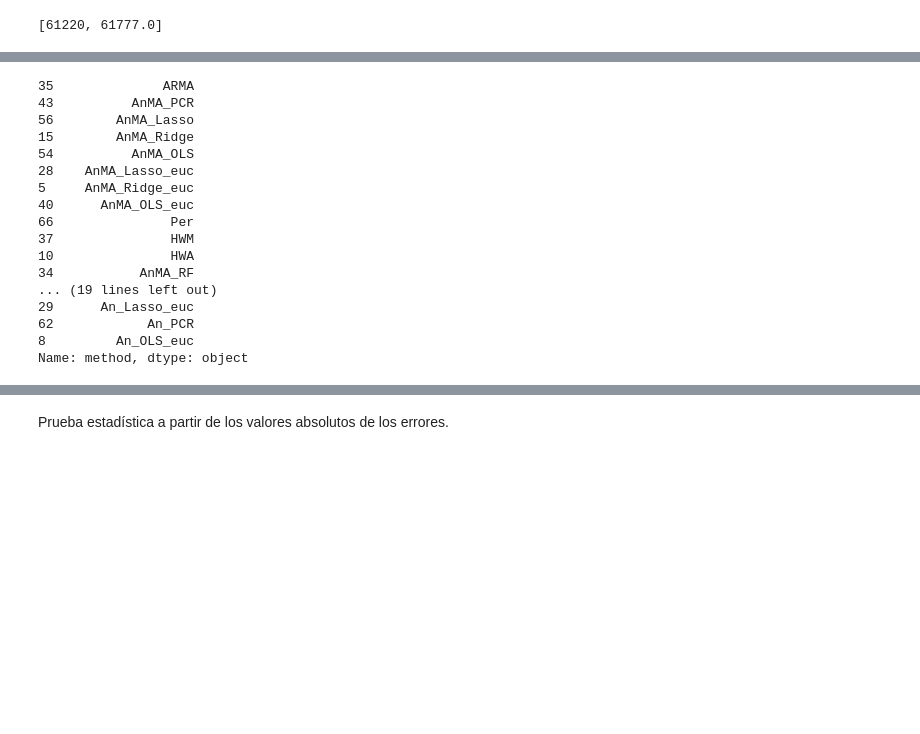
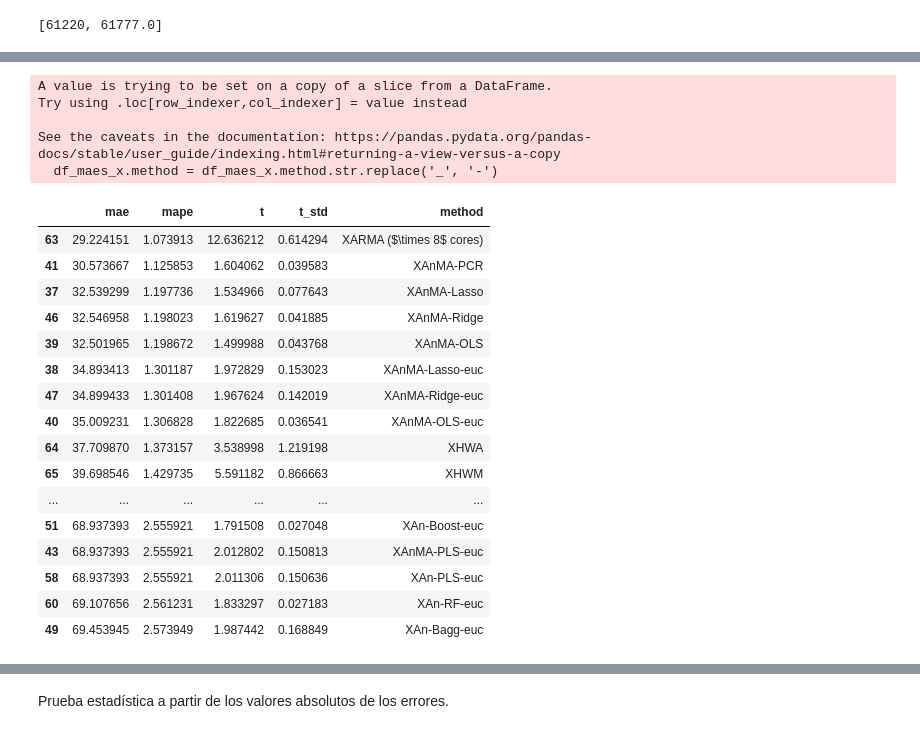
Before and after one commit to urieliram/analog, a Jupyter notebook: test2.ipynb, the cells around one changed output, grey strips where cells are left out. Saved outputs shown, nothing was run; the diff lists cells and outputs as text; code cells hidden in the pictures; blank space fills up the shorter version.

```diff
--- a/test2.ipynb
+++ b/test2.ipynb
@@ -433,20 +437,0 @@ See the caveats in the documentation: https://pandas.pydata.org/pandas-docs/stab
-# %%
-df_maes_not_x.method
-# %% [output]
-35              ARMA
-43          AnMA_PCR
-56        AnMA_Lasso
-15        AnMA_Ridge
-54          AnMA_OLS
-28    AnMA_Lasso_euc
-5     AnMA_Ridge_euc
-40      AnMA_OLS_euc
-66               Per
-37               HWM
-10               HWA
-34           AnMA_RF
-... (19 lines left out)
-29      An_Lasso_euc
-62            An_PCR
-8         An_OLS_euc
-Name: method, dtype: object
@@ -459 +438,39 @@ xcolors[8] = 'orange'
+# %%
+df_maes_x     = df_maes[df_maes.method.str.contains('X')]
+# Ajustes
+df_maes_x.method = df_maes_x.method.str.replace('_', '-')
+df_maes_x.loc[df_maes_x.method == 'XARMA', 'method'] = 'XARMA ($\\times 8$ cores)'
+tx = df_maes_x[df_maes_x.method.isin(['XHWM', 'XHWA', 'XARMA ($\\times 8$ cores)'])]
+
+# xcolors
+xcolors = np.repeat('#000080', len(df_maes_x)).tolist()
+xcolors[0] = 'orange'
+xcolors[8] = 'orange'
+xcolors[9] = 'orange'
+# %% [output]
+A value is trying to be set on a copy of a slice from a DataFrame.
+Try using .loc[row_indexer,col_indexer] = value instead
+
+See the caveats in the documentation: https://pandas.pydata.org/pandas-docs/stable/user_guide/indexing.html#returning-a-view-versus-a-copy
+  df_maes_x.method = df_maes_x.method.str.replace('_', '-')
+# %%
+df_maes_x
+# %% [output]
+|  | mae | mape | t | t_std | method |
+| 63 | 29.224151 | 1.073913 | 12.636212 | 0.614294 | XARMA ($\times 8$ cores) |
+| 41 | 30.573667 | 1.125853 | 1.604062 | 0.039583 | XAnMA-PCR |
+| 37 | 32.539299 | 1.197736 | 1.534966 | 0.077643 | XAnMA-Lasso |
+| 46 | 32.546958 | 1.198023 | 1.619627 | 0.041885 | XAnMA-Ridge |
+| 39 | 32.501965 | 1.198672 | 1.499988 | 0.043768 | XAnMA-OLS |
+| 38 | 34.893413 | 1.301187 | 1.972829 | 0.153023 | XAnMA-Lasso-euc |
+| 47 | 34.899433 | 1.301408 | 1.967624 | 0.142019 | XAnMA-Ridge-euc |
+| 40 | 35.009231 | 1.306828 | 1.822685 | 0.036541 | XAnMA-OLS-euc |
+| 64 | 37.709870 | 1.373157 | 3.538998 | 1.219198 | XHWA |
+| 65 | 39.698546 | 1.429735 | 5.591182 | 0.866663 | XHWM |
+| ... | ... | ... | ... | ... | ... |
+| 51 | 68.937393 | 2.555921 | 1.791508 | 0.027048 | XAn-Boost-euc |
+| 43 | 68.937393 | 2.555921 | 2.012802 | 0.150813 | XAnMA-PLS-euc |
+| 58 | 68.937393 | 2.555921 | 2.011306 | 0.150636 | XAn-PLS-euc |
+| 60 | 69.107656 | 2.561231 | 1.833297 | 0.027183 | XAn-RF-euc |
+| 49 | 69.453945 | 2.573949 | 1.987442 | 0.168849 | XAn-Bagg-euc |
 # %%
```
Also changed, not shown: parts of 17 cells of this notebook.
